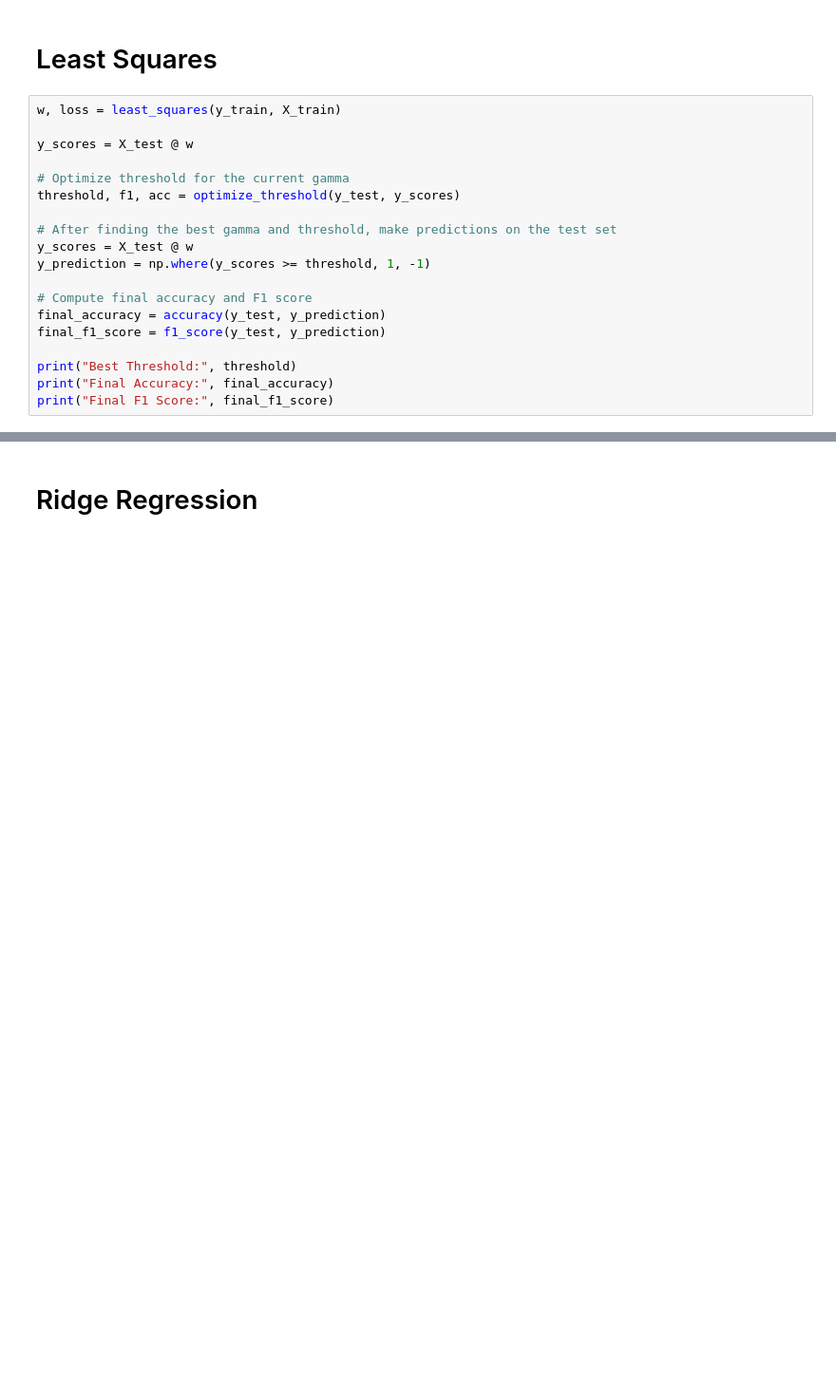
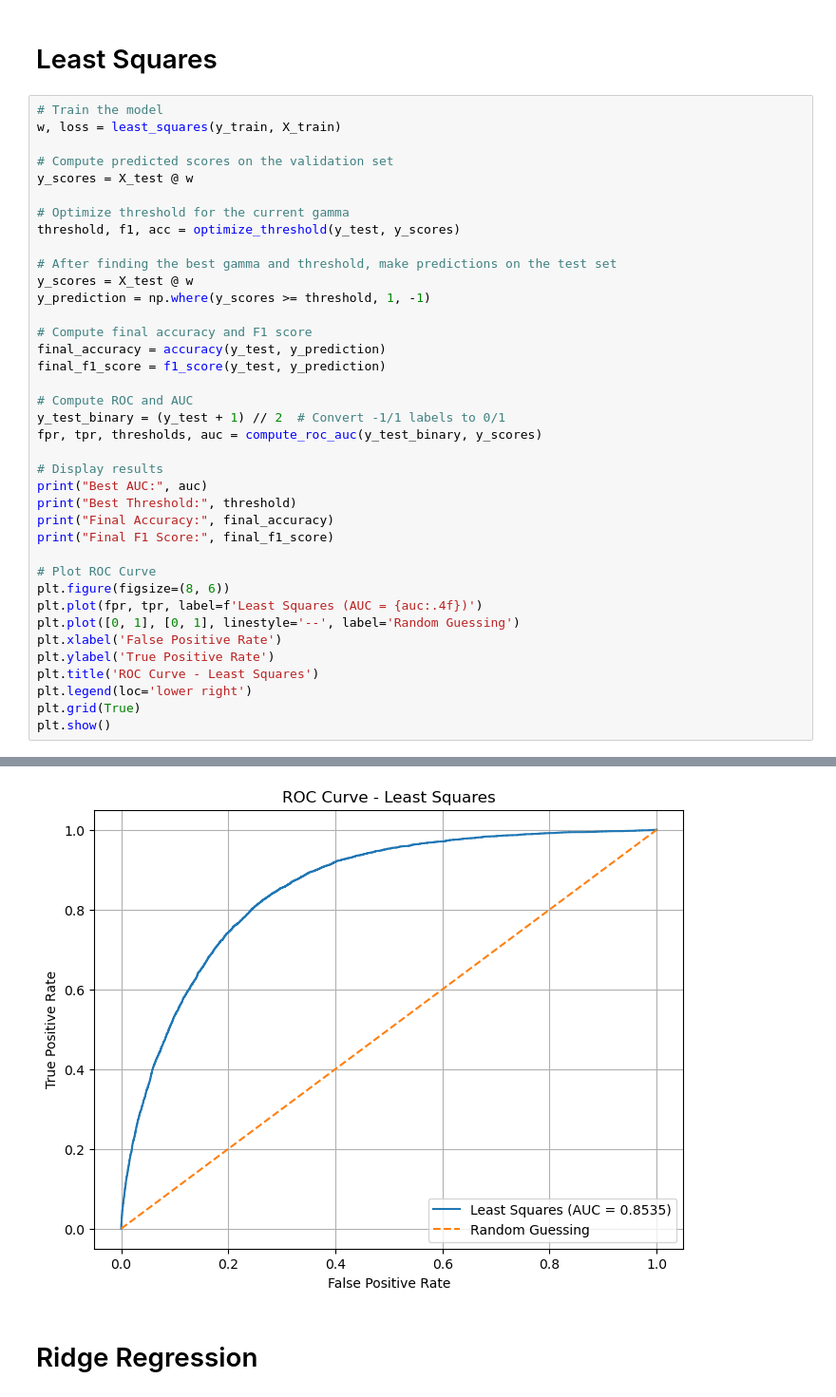
Before and after one commit to Mehdi1704/AmelProject, a Jupyter notebook: run_implementation.ipynb, the cells around one changed output, grey strips where cells are left out. Shown at 95% size. Saved outputs shown, nothing was run; the diff lists cells and outputs as text; blank space fills up the shorter version.

```diff
--- a/run_implementation.ipynb
+++ b/run_implementation.ipynb
@@ -134,8 +161,10 @@ TypeError: 'numpy.float64' object is not callable
 # %% [markdown]
 # Least Squares
 # %%
+# Train the model
 w, loss = least_squares(y_train, X_train)
 
+# Compute predicted scores on the validation set
 y_scores = X_test @ w
 
 # Optimize threshold for the current gamma
@@ -149,9 +178,26 @@ y_prediction = np.where(y_scores >= threshold, 1, -1)
 final_accuracy = accuracy(y_test, y_prediction)
 final_f1_score = f1_score(y_test, y_prediction)
 
+# Compute ROC and AUC
+y_test_binary = (y_test + 1) // 2  # Convert -1/1 labels to 0/1
+fpr, tpr, thresholds, auc = compute_roc_auc(y_test_binary, y_scores)
+
+# Display results
+print("Best AUC:", auc)
 print("Best Threshold:", threshold)
 print("Final Accuracy:", final_accuracy)
 print("Final F1 Score:", final_f1_score)
+
+# Plot ROC Curve
+plt.figure(figsize=(8, 6))
+plt.plot(fpr, tpr, label=f'Least Squares (AUC = {auc:.4f})')
+plt.plot([0, 1], [0, 1], linestyle='--', label='Random Guessing')
+plt.xlabel('False Positive Rate')
+plt.ylabel('True Positive Rate')
+plt.title('ROC Curve - Least Squares')
+plt.legend(loc='lower right')
+plt.grid(True)
+plt.show()
 # %% [output]
 To use the future default and silence this warning we advise to pass `rcond=None`, to keep using the old, explicitly pass `rcond=-1`.
   w=np.linalg.lstsq(A,b)[0]
@@ -158,6 +205,7 @@ To use the future default and silence this warning we advise to pass `rcond=None
 Best Threshold: -0.5670693947456843
 Final Accuracy: 0.8651926798421381
 Final F1 Score: 0.41313432835820896
+[figure, added]
 # %% [markdown]
 # Ridge Regression
 # %%
```
Also changed, not shown: parts of 7 cells of this notebook, 2 other files.
